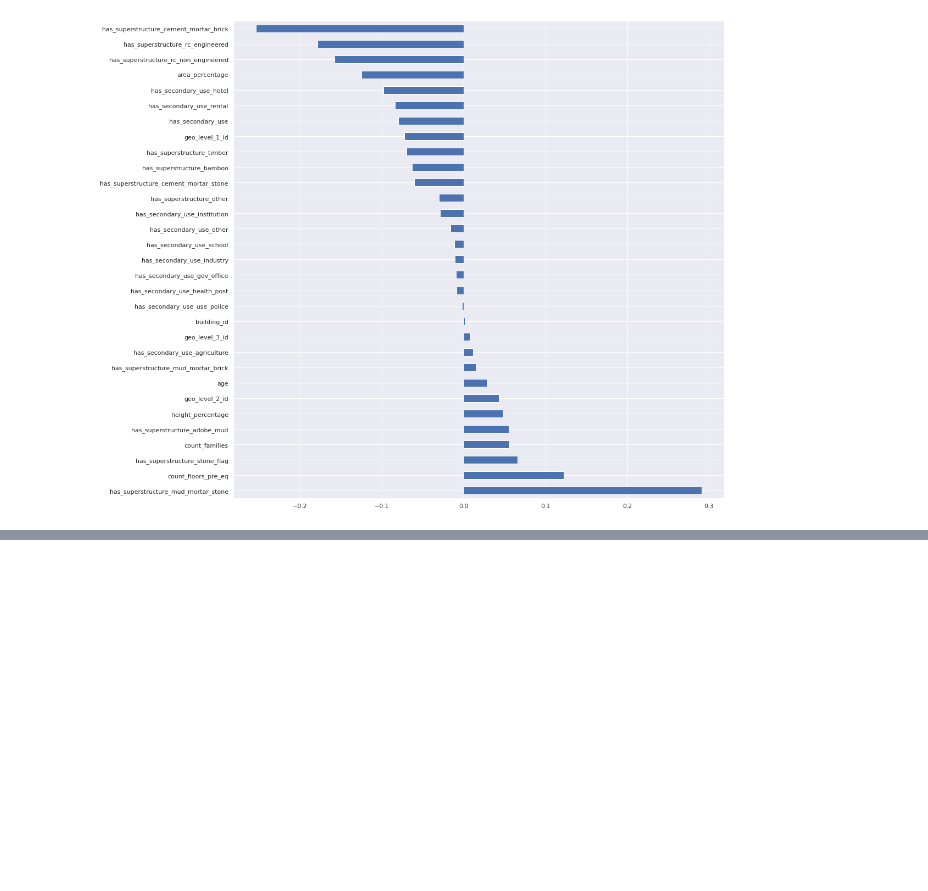
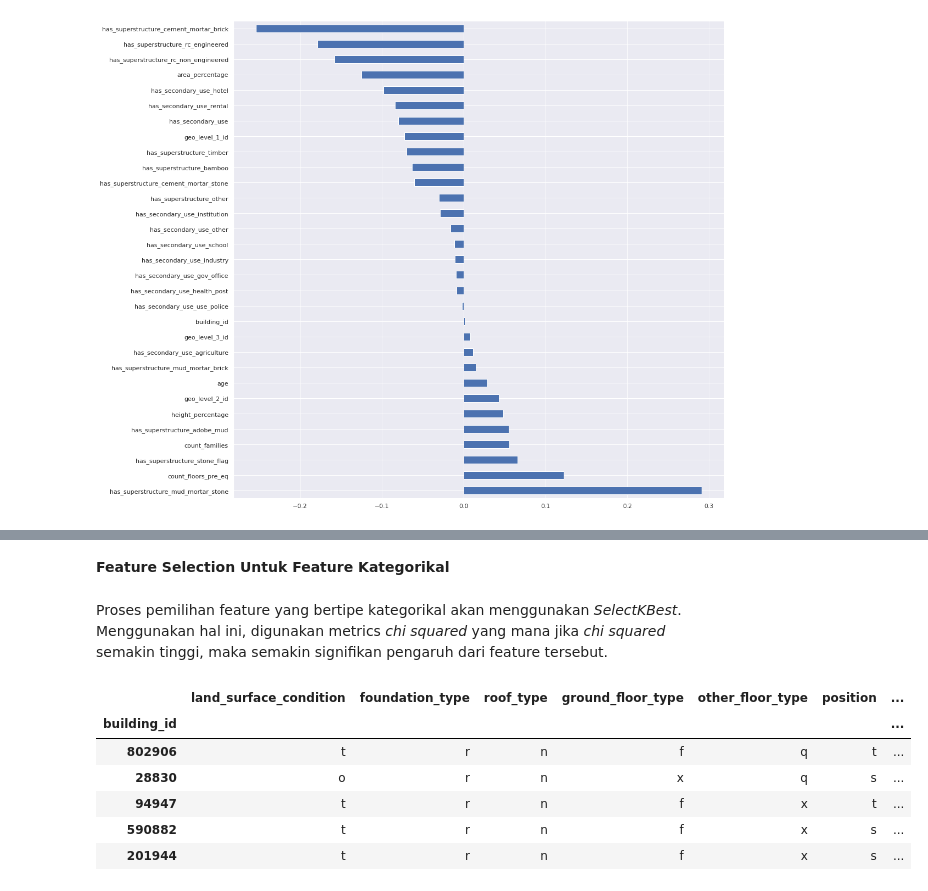
Before and after one commit to ReynaraEzra/Richter-Earthquake-Prediction, a Jupyter notebook: Richter_Prediction_Part2.ipynb, the cells around one changed output, grey strips where cells are left out. Saved outputs shown, nothing was run; the diff lists cells and outputs as text; code cells hidden in the pictures; blank space fills up the shorter version.

```diff
--- a/Richter_Prediction_Part2.ipynb
+++ b/Richter_Prediction_Part2.ipynb
@@ -76,0 +138,14 @@ plt.show()
+# %% [markdown]
+**Feature Selection Untuk Feature Kategorikal**
+# %% [markdown]
+Proses pemilihan feature yang bertipe kategorikal akan menggunakan *SelectKBest*. Menggunakan hal ini, digunakan metrics *chi squared* yang mana jika *chi squared* semakin tinggi, maka semakin signifikan pengaruh dari feature tersebut.
+# %%
+df_cat.head()
+# %% [output]
+|  | land_surface_condition | foundation_type | roof_type | ground_floor_type | other_floor_type | position | ... |
+| building_id |  |  |  |  |  |  | ... |
+| 802906 | t | r | n | f | q | t | ... |
+| 28830 | o | r | n | x | q | s | ... |
+| 94947 | t | r | n | f | x | t | ... |
+| 590882 | t | r | n | f | x | s | ... |
+| 201944 | t | r | n | f | x | s | ... |
```
Also changed, not shown: parts of 31 cells of this notebook.
